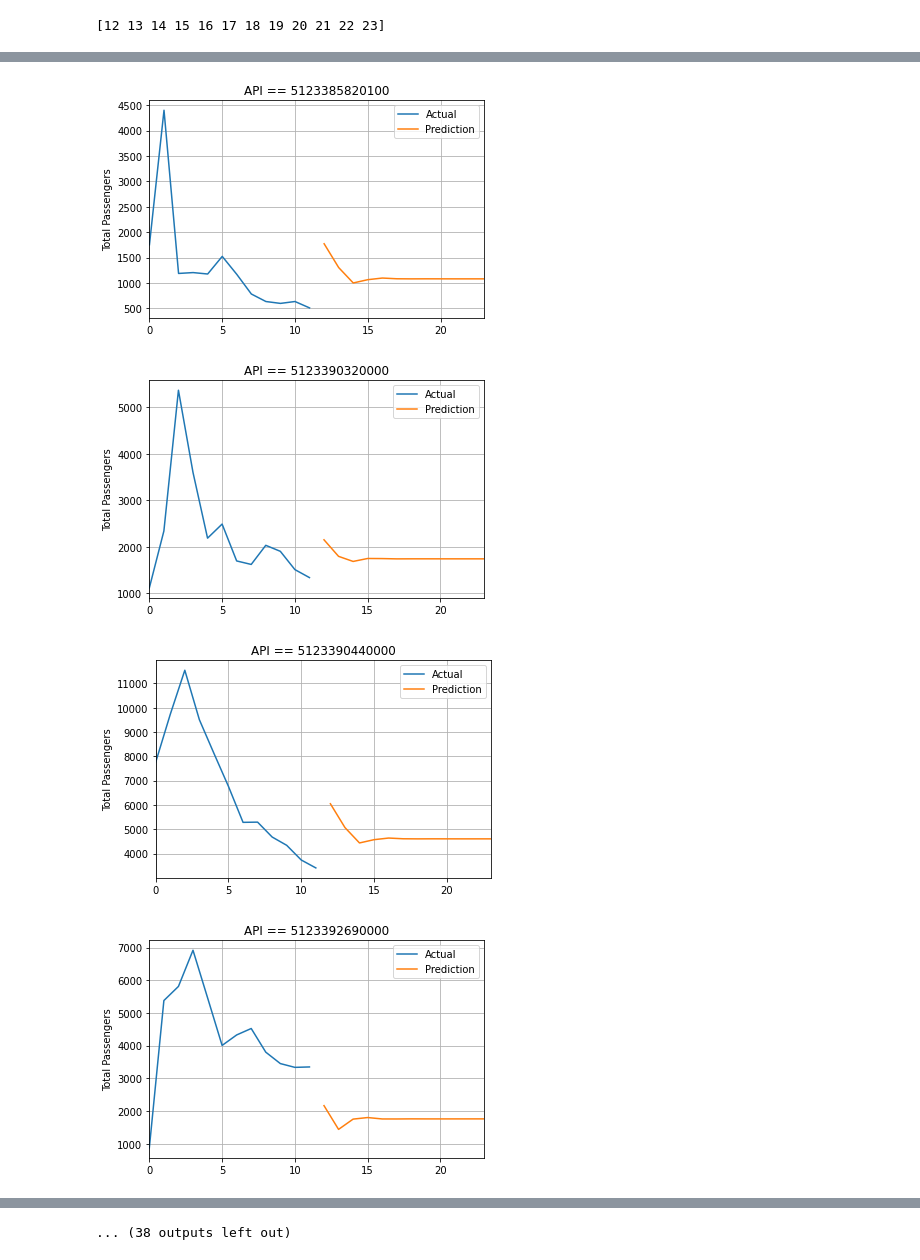
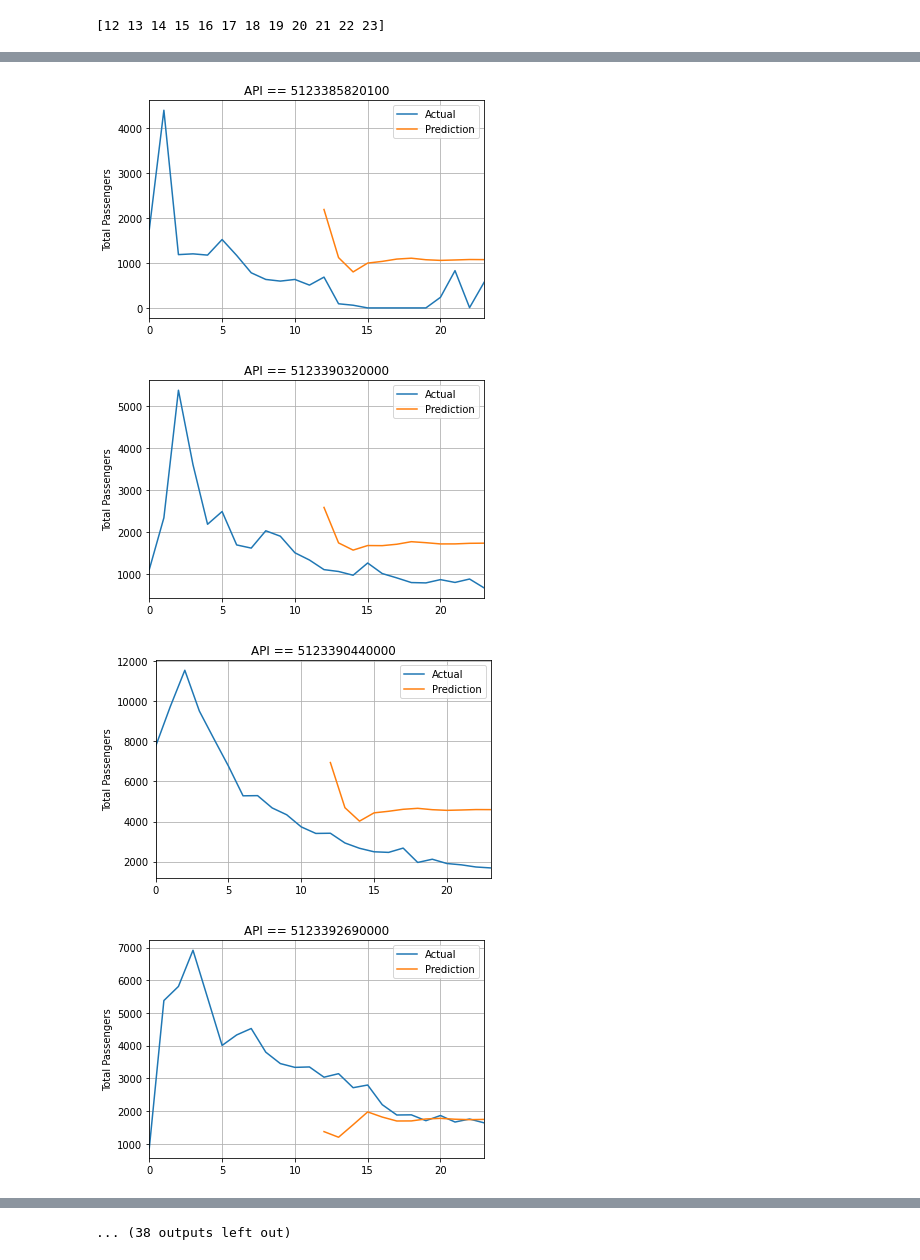
Before and after one commit to ReAlex1902/Oil_production, a Jupyter notebook: scripts/Neural_Networks.ipynb, the cells around one changed output, grey strips where cells are left out. Saved outputs shown, nothing was run; the diff lists cells and outputs as text; code cells hidden in the pictures.

```diff
--- a/scripts/Neural_Networks.ipynb
+++ b/scripts/Neural_Networks.ipynb
@@ -15,7 +15,8 @@ import os
 import matplotlib.pyplot as plt
 %matplotlib inline
 # %%
-PATH = os.path.join('..', 'data', 'production.csv')
+# PATH = os.path.join('..', 'data', 'production.csv')
+PATH = os.path.join('production.csv')
 data = pd.read_csv(PATH)
 data.head()
 # %% [output]
@@ -125,16 +129,16 @@ train_inout_seq[api]
 # LSTM
 # %%
 class LSTM(nn.Module):
-    def __init__(self, input_size = 1, hidden_layer_size = 100, output_size = 1):
+    def __init__(self, input_size = 1, hidden_layer_size = 70, num_layers = 4, output_size = 1):
         super().__init__()
         self.hidden_layer_size = hidden_layer_size
 
-        self.lstm = nn.LSTM(input_size, hidden_layer_size, bidirectional = True)
+        self.lstm = nn.LSTM(input_size, hidden_layer_size, num_layers = num_layers, bidirectional = True)
 
         self.linear = nn.Linear(2*hidden_layer_size, output_size)
 
-        self.hidden_cell = (torch.zeros(2,1,self.hidden_layer_size),
-                            torch.zeros(2,1,self.hidden_layer_size))
+        self.hidden_cell = (torch.zeros(2*num_layers, 1, self.hidden_layer_size),
+                            torch.zeros(2*num_layers, 1, self.hidden_layer_size))
 
     def forward(self, input_seq):
         lstm_out, self.hidden_cell = self.lstm(input_seq.view(len(input_seq) ,1, -1), self.hidden_cell)
@@ -144,11 +148,11 @@ class LSTM(nn.Module):
 model = LSTM()
 device = torch.device('cuda' if torch.cuda.is_available() else 'cpu')
 loss_function = nn.MSELoss()
-optimizer = torch.optim.Adam(model.parameters(), lr = 0.0005)
+optimizer = torch.optim.Adam(model.parameters(), lr = 0.001)
 # %% [markdown]
 ###### Training
 # %%
-epochs = 150
+epochs = 82
 
 model.train()   ## enable train mode
 for api in APIs:    ## checking each API
@@ -157,8 +161,8 @@ for api in APIs:    ## checking each API
     for i in range(epochs):
         for sequence, labels in train_inout_seq[api]:
             optimizer.zero_grad()
-            model.hidden_cell = (torch.zeros(2, 1, model.hidden_layer_size),
-                            torch.zeros(2, 1, model.hidden_layer_size))
+            model.hidden_cell = (torch.zeros(8, 1, model.hidden_layer_size),
+                            torch.zeros(8, 1, model.hidden_layer_size))
 
             y_pred = model(sequence)
 
@@ -169,8 +173,6 @@ for api in APIs:    ## checking each API
         if i%25 == 1:
             print(f'epoch: {i:3} loss: {single_loss.item():10.8f}')
 
-    test_inputs[api] = train_data_normalized[api][-train_window:].tolist()
-
 print(f'epoch: {i:3} loss: {single_loss.item():10.10f}')
 # %% [output]
 0 / 50
@@ -262,7 +264,7 @@ for api in APIs:
     plt.ylabel('Total Passengers')
     plt.grid(True)
     plt.autoscale(axis='x', tight=True)
-    plt.plot(df[api][:12], label = 'Actual')
+    plt.plot(df[api][:], label = 'Actual')
     plt.plot(x,actual_predictions[api], label = 'Prediction')
     plt.legend()
     plt.show()
@@ -274,4 +276,4 @@ for api in APIs:
-[figure, old version]
+[figure, new version]
-[figure, old version]
+[figure, new version]
-[figure, old version]
+[figure, new version]
-[figure, old version]
+[figure, new version]
```
Also changed, not shown: parts of 6 cells of this notebook.
